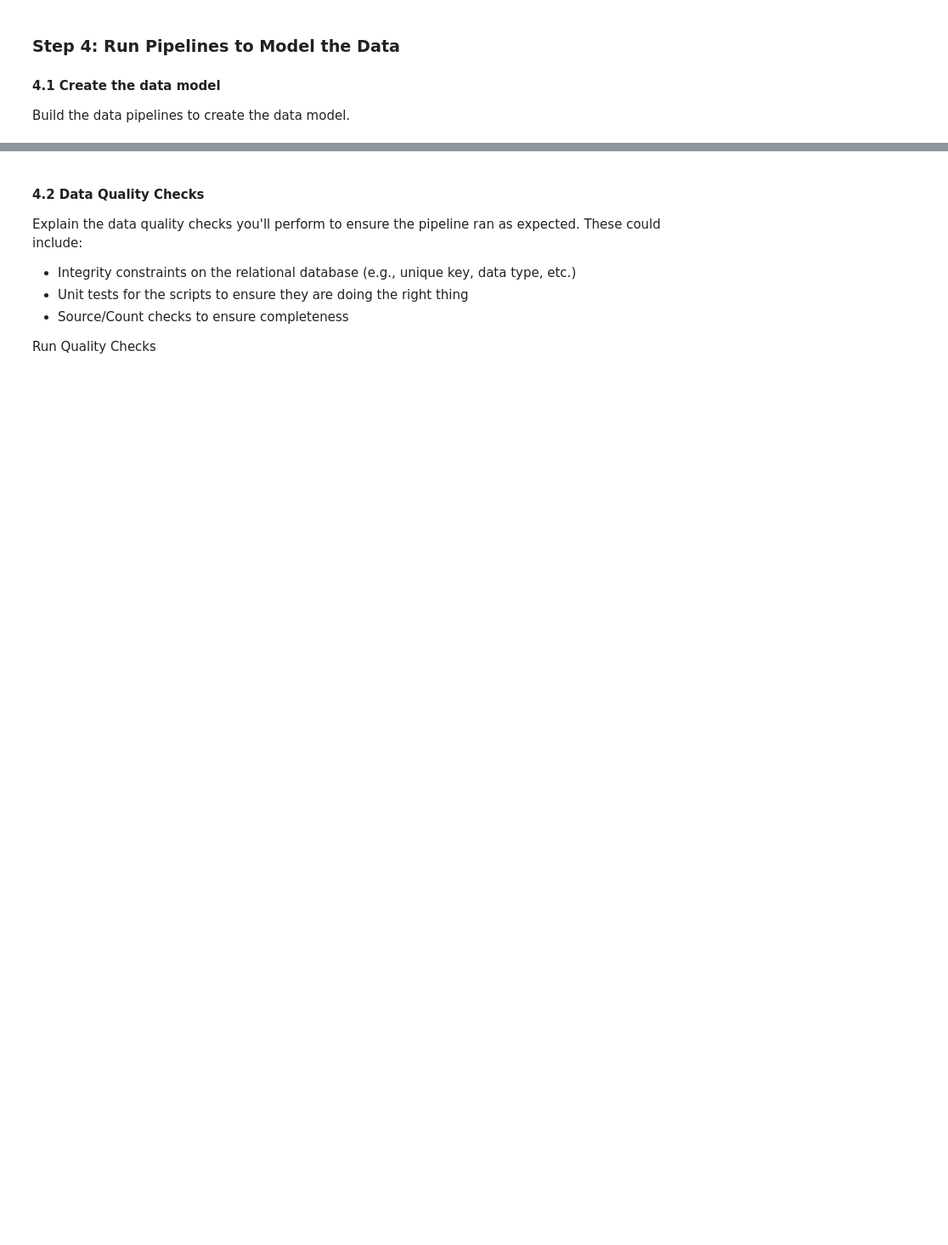
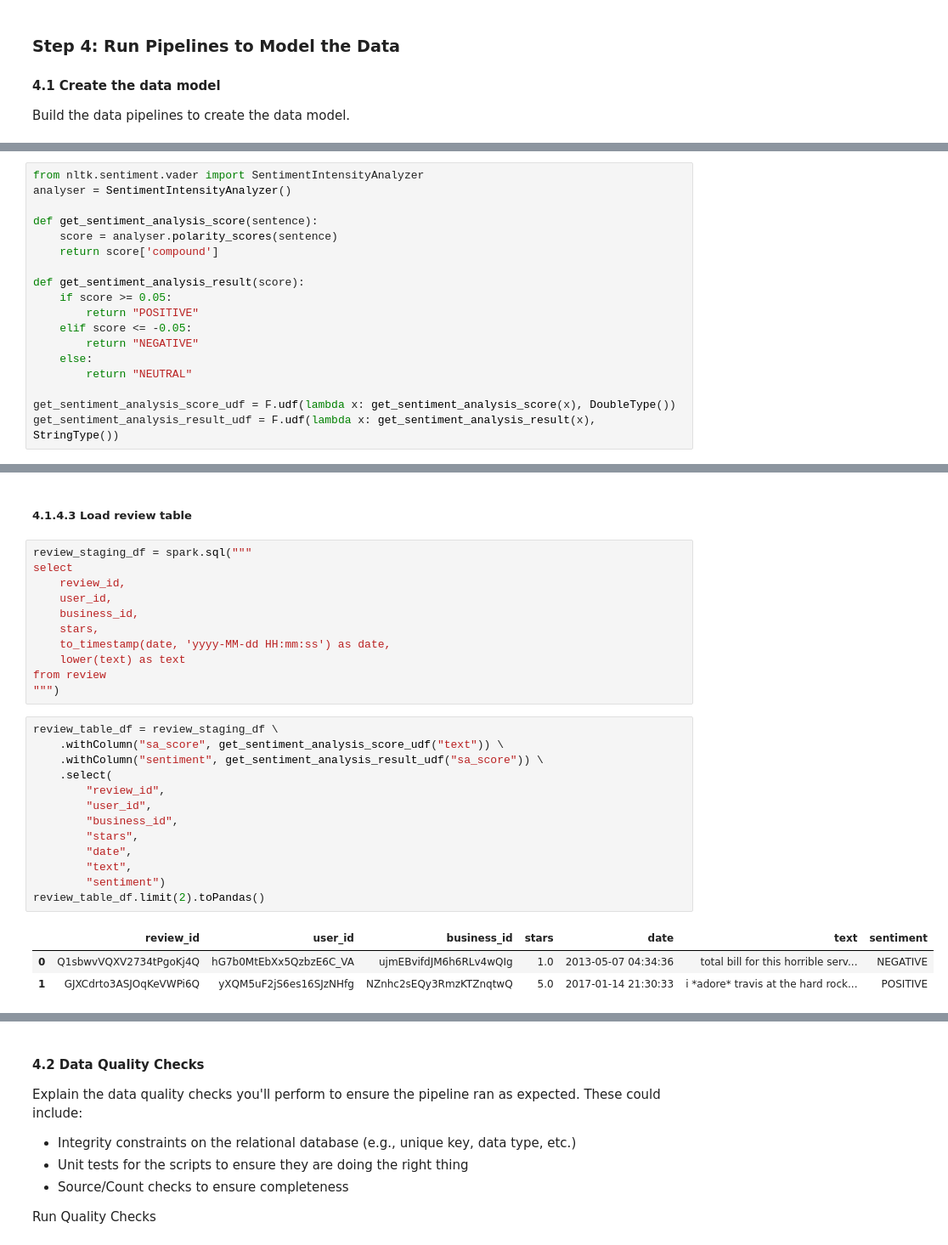
Before and after one commit to yuralim/yelp_dataset_analysis, a Jupyter notebook: Capstone Project Template.ipynb, the cells around one changed output, grey strips where cells are left out. Shown at 85% size. Saved outputs shown, nothing was run; the diff lists cells and outputs as text; blank space fills up the shorter version.

```diff
--- a/Capstone Project Template.ipynb
+++ b/Capstone Project Template.ipynb
@@ -69,0 +584,18 @@ Build the data pipelines to create the data model.
+# %%
+from nltk.sentiment.vader import SentimentIntensityAnalyzer
+analyser = SentimentIntensityAnalyzer()
+
+def get_sentiment_analysis_score(sentence):
+    score = analyser.polarity_scores(sentence)
+    return score['compound']
+
+def get_sentiment_analysis_result(score):
+    if score >= 0.05:
+        return "POSITIVE"
+    elif score <= -0.05:
+        return "NEGATIVE"
+    else:
+        return "NEUTRAL"
+
+get_sentiment_analysis_score_udf = F.udf(lambda x: get_sentiment_analysis_score(x), DoubleType())
+get_sentiment_analysis_result_udf = F.udf(lambda x: get_sentiment_analysis_result(x), StringType())
@@ -69,0 +629,30 @@ Build the data pipelines to create the data model.
+# %% [markdown]
+##### 4.1.4.3 Load review table
+# %%
+review_staging_df = spark.sql("""
+select
+    review_id,
+    user_id,
+    business_id,
+    stars,
+    to_timestamp(date, 'yyyy-MM-dd HH:mm:ss') as date,
+    lower(text) as text
+from review
+""")
+# %%
+review_table_df = review_staging_df \
+    .withColumn("sa_score", get_sentiment_analysis_score_udf("text")) \
+    .withColumn("sentiment", get_sentiment_analysis_result_udf("sa_score")) \
+    .select(
+        "review_id",
+        "user_id",
+        "business_id",
+        "stars",
+        "date",
+        "text",
+        "sentiment")
+review_table_df.limit(2).toPandas()
+# %% [output]
+|  | review_id | user_id | business_id | stars | date | text | sentiment |
+| 0 | Q1sbwvVQXV2734tPgoKj4Q | hG7b0MtEbXx5QzbzE6C_VA | ujmEBvifdJM6h6RLv4wQIg | 1.0 | 2013-05-07 04:34:36 | total bill for this horrible serv... | NEGATIVE |
+| 1 | GJXCdrto3ASJOqKeVWPi6Q | yXQM5uF2jS6es16SJzNHfg | NZnhc2sEQy3RmzKTZnqtwQ | 5.0 | 2017-01-14 21:30:33 | i *adore* travis at the hard rock... | POSITIVE |
```
Also changed, not shown: parts of 83 cells of this notebook, 6 other files.
